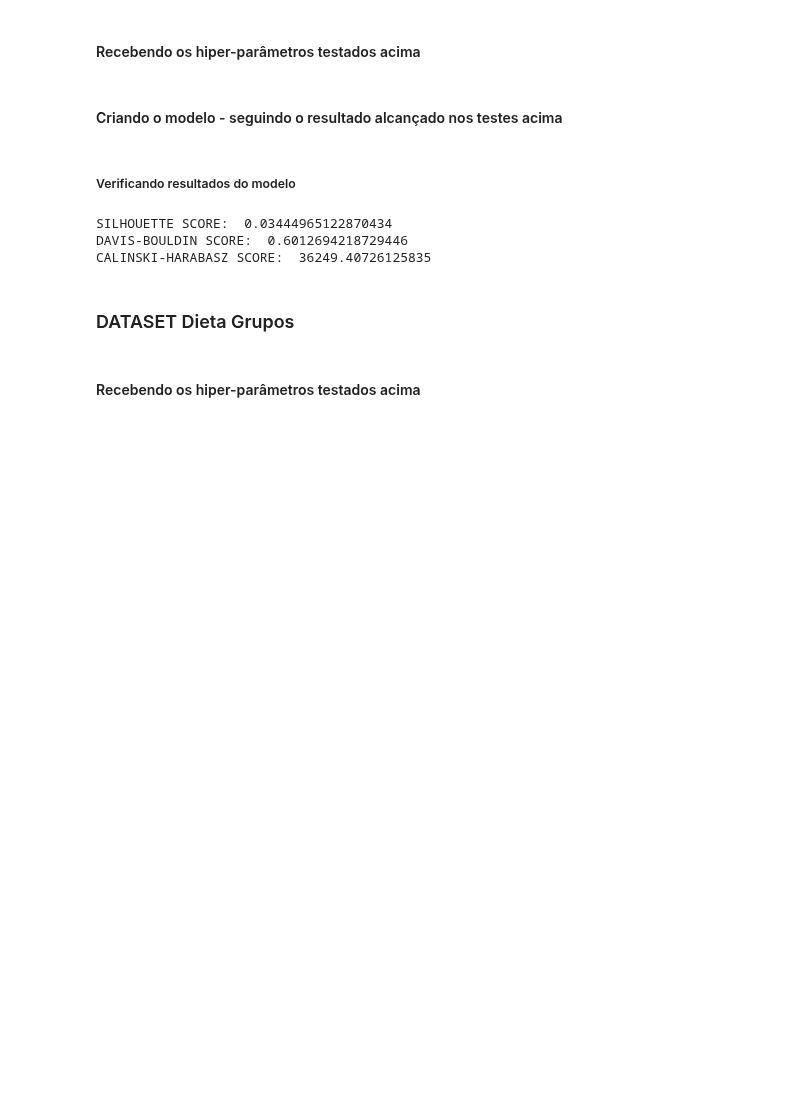
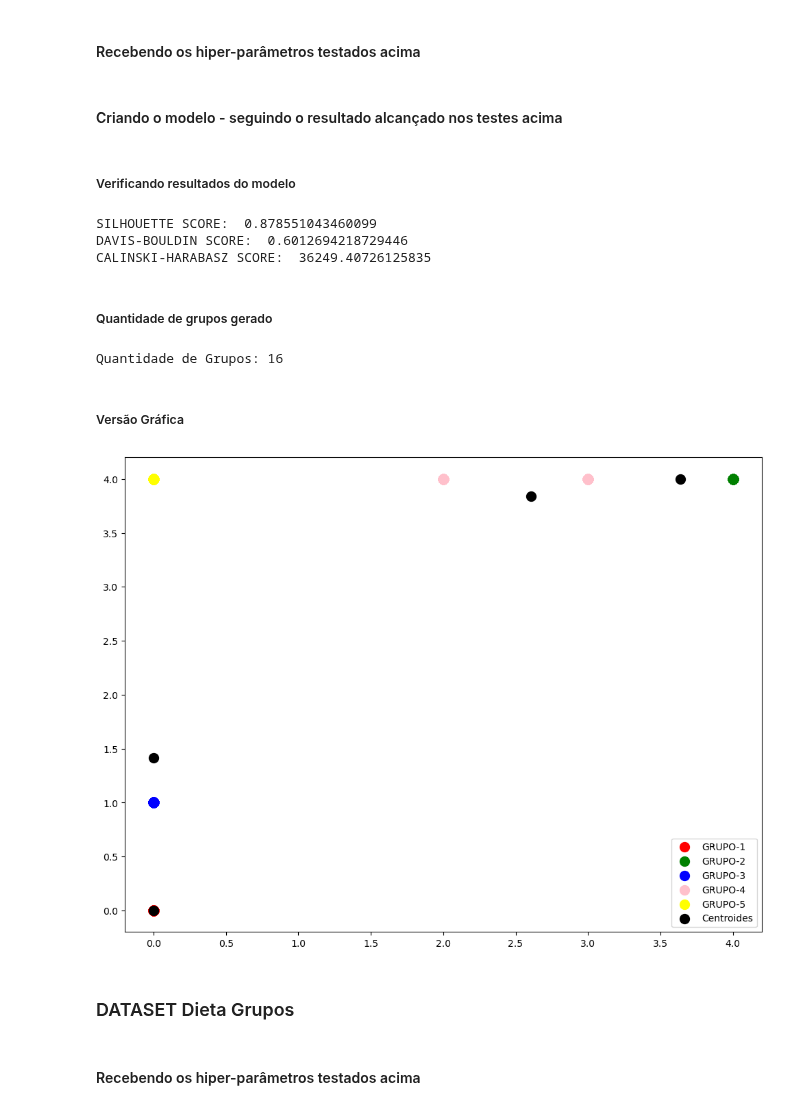
Before and after one commit to igorssant/TCC-Comparacao-de-Modelos-de-ML-nao-Supervisionados, a Jupyter notebook: src/meanshift.ipynb, the cells around one changed output. Saved outputs shown, nothing was run; the diff lists cells and outputs as text; code cells hidden in the pictures; blank space fills up the shorter version.

```diff
--- a/src/meanshift.ipynb
+++ b/src/meanshift.ipynb
@@ -358,9 +391,10 @@ hiperparametros_meanshift = ParametrosMeanshift(path_arquivo_hiperparametros = "
 # %% [markdown]
 #### Criando o modelo - seguindo o resultado alcançado nos testes acima
 # %%
-bandwidth = estimate_bandwidth(X = df_funcao_renal,
+bandwidth = estimate_bandwidth(X = df_funcao_renal.values,
                                quantile = hiperparametros_meanshift.getQuantil(),
-                               random_state = hiperparametros_meanshift.getSemente_randomica())
+                               random_state = hiperparametros_meanshift.getSemente_randomica(),
+                               n_jobs = -1)
 
 meanshift_funcao_renal = Meanshift(bandwidth = bandwidth,
                                    usar_versao_discreta_pontos = hiperparametros_meanshift.getUsar_versao_discreta_pontos(),
@@ -374,7 +408,7 @@ y_funcao_renal = meanshift_funcao_renal.fit_predict(df_funcao_renal.values)
 # %% [markdown]
 ##### Verificando resultados do modelo
 # %%
-silhouette = silhouette_score(df_funcao_renal.values, y_funcao_renal, metric = "cosine")
+silhouette = silhouette_score(df_funcao_renal.values, y_funcao_renal, metric = "cityblock")
 davies_bouldin = davies_bouldin_score(df_funcao_renal.values, y_funcao_renal)
 calinski = calinski_harabasz_score(df_funcao_renal.values, y_funcao_renal)
 
@@ -382,9 +416,34 @@ print("SILHOUETTE SCORE: ", silhouette, end = "\n")
 print("DAVIS-BOULDIN SCORE: ", davies_bouldin, end = "\n")
 print("CALINSKI-HARABASZ SCORE: ", calinski, end = "\n")
 # %% [output]
-SILHOUETTE SCORE:  0.03444965122870434
+SILHOUETTE SCORE:  0.878551043460099
 DAVIS-BOULDIN SCORE:  0.6012694218729446
 CALINSKI-HARABASZ SCORE:  36249.40726125835
+# %% [markdown]
+##### Quantidade de grupos gerado
+# %%
+print("Quantidade de Grupos:", len(np.unique(y_funcao_renal)))
+# %% [output]
+Quantidade de Grupos: 16
+# %% [markdown]
+##### Versão Gráfica
+# %%
+plt.figure(figsize = (12, 9))
+
+### OS PONTOS GERAIS
+plt.scatter(df_funcao_renal.values[y_funcao_renal == 0, 0], df_funcao_renal.values[y_funcao_renal == 0, 1], s = 100, c = "red", label = "GRUPO-1")
+plt.scatter(df_funcao_renal.values[y_funcao_renal == 1, 0], df_funcao_renal.values[y_funcao_renal == 1, 1], s = 100, c = "green", label = "GRUPO-2")
+plt.scatter(df_funcao_renal.values[y_funcao_renal == 2, 0], df_funcao_renal.values[y_funcao_renal == 2, 1], s = 100, c = "blue", label = "GRUPO-3")
+plt.scatter(df_funcao_renal.values[y_funcao_renal == 3, 0], df_funcao_renal.values[y_funcao_renal == 3, 1], s = 100, c = "pink", label = "GRUPO-4")
+plt.scatter(df_funcao_renal.values[y_funcao_renal == 4, 0], df_funcao_renal.values[y_funcao_renal == 4, 1], s = 100, c = "yellow", label = "GRUPO-5")
+
+### OS CENTROIDES
+plt.scatter(meanshift_funcao_renal.getCentroides()[:, 0], meanshift_funcao_renal.getCentroides()[:, 1], s = 100, c = "black", label = "Centroides")
+
+plt.legend()
+plt.show()
+# %% [output]
+[figure, added]
 # %% [markdown]
 ### DATASET Dieta Grupos
 # %% [markdown]
```
Also changed, not shown: parts of 41 cells of this notebook, 3 other files.
